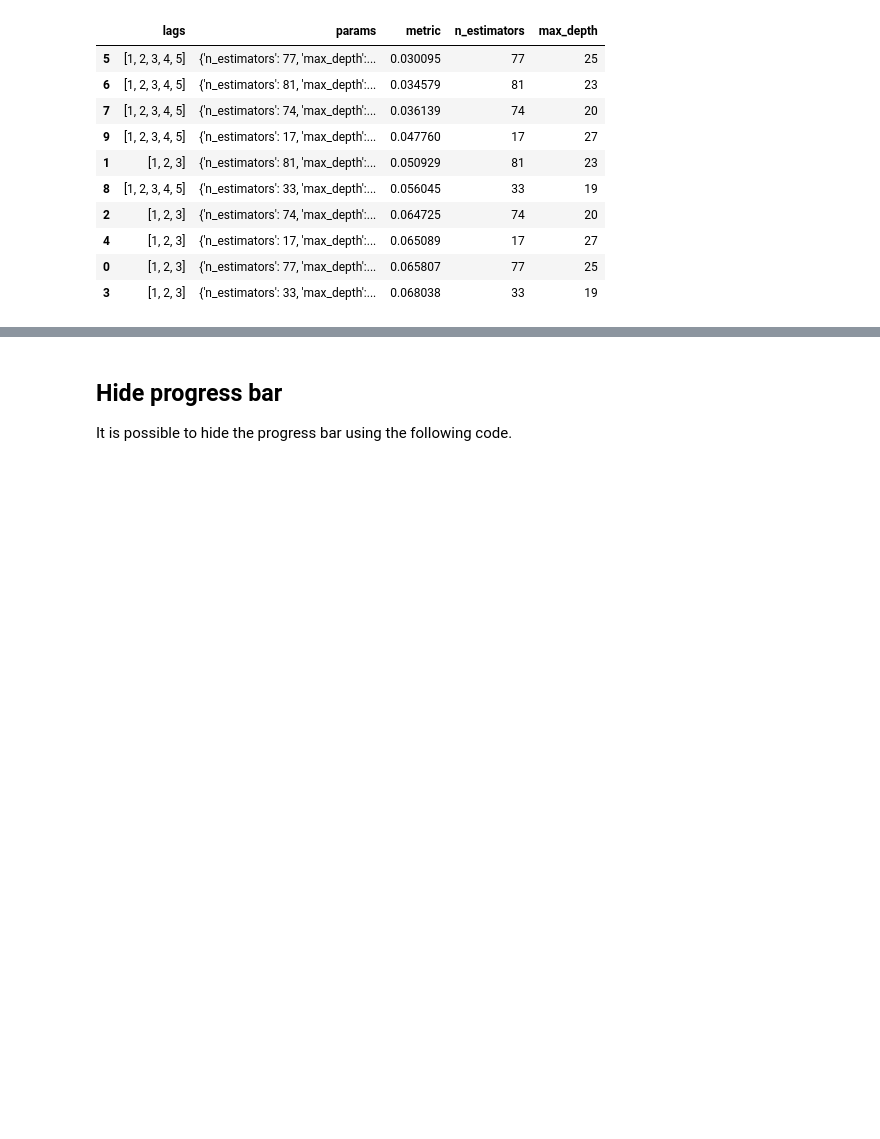
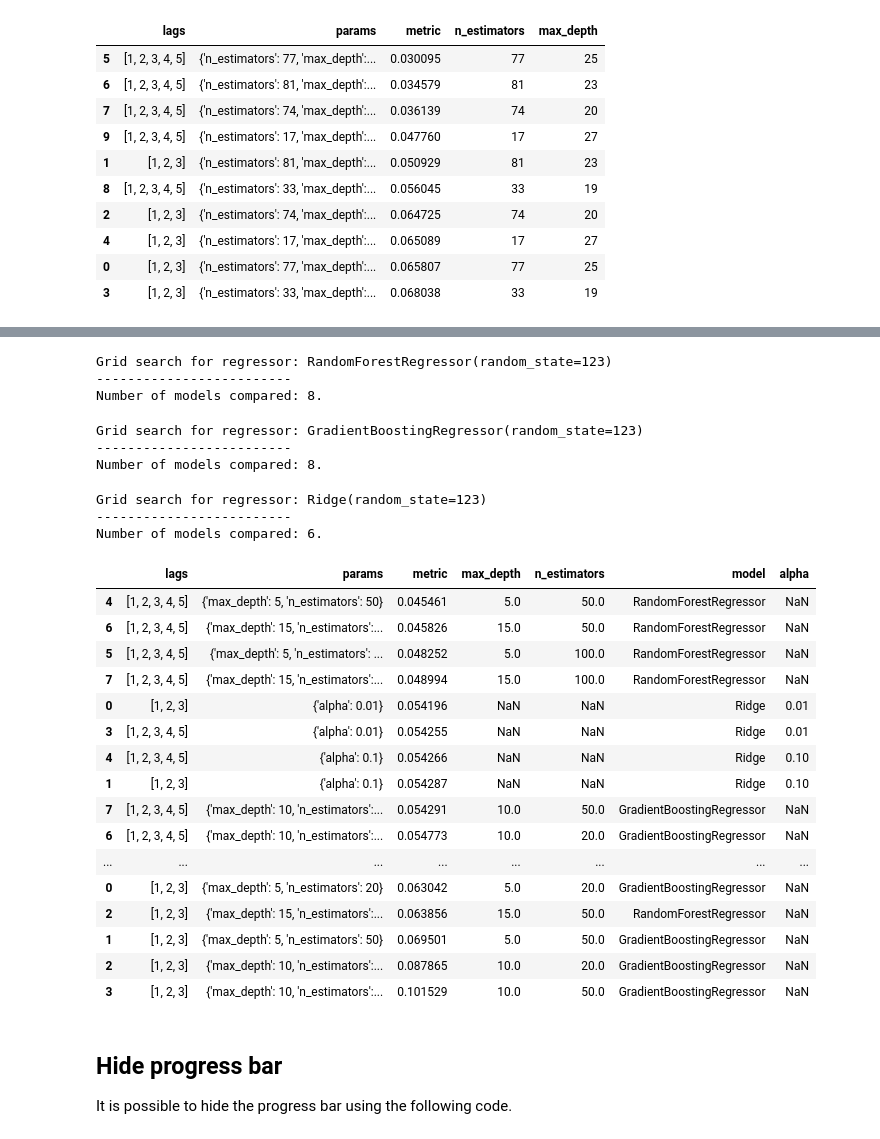
Before and after one commit to JoaquinAmatRodrigo/skforecast, a Jupyter notebook: docs/user_guides/hyperparameter-tuning-and-lags-selection.ipynb, the cells around one changed output, grey strips where cells are left out. Saved outputs shown, nothing was run; the diff lists cells and outputs as text; code cells hidden in the pictures; blank space fills up the shorter version.

Commit message:
added bayesian search

```diff
--- a/docs/user_guides/hyperparameter-tuning-and-lags-selection.ipynb
+++ b/docs/user_guides/hyperparameter-tuning-and-lags-selection.ipynb
@@ -279,3 +281,82 @@ ejemplo bayesian search!!!
+# %%
+# Models to compare
+from sklearn.ensemble import RandomForestRegressor
+from sklearn.ensemble import GradientBoostingRegressor
+from sklearn.linear_model import Ridge
+
+models = [RandomForestRegressor(random_state=123),
+          GradientBoostingRegressor(random_state=123),
+          Ridge(random_state=123)]
+
+# param_grid for each model
+param_grids = {'RandomForestRegressor': {'n_estimators': [50, 100], 'max_depth': [5, 15]},
+               'GradientBoostingRegressor': {'n_estimators': [20, 50], 'max_depth': [5, 10]},
+               'Ridge': {'alpha': [0.01, 0.1, 1]}}
+
+# Lags used as predictors
+lags_grid = [3, 5]
+
+
+df_results = pd.DataFrame()
+for i, model in enumerate(models):
+    print(f"Grid search for regressor: {model}")
+    print(f"-------------------------")
+
+    forecaster = ForecasterAutoreg(
+                    regressor = model,
+                    lags      = 3
+                 )
+
+    # Regressor hyperparameters
+    param_grid = param_grids[list(param_grids)[i]]
+
+    results_grid = grid_search_forecaster(
+                            forecaster  = forecaster,
+                            y           = data.loc[:end_val, 'y'],
+                            param_grid  = param_grid,
+                            lags_grid   = lags_grid,
+                            steps       = 3,
+                            refit       = True,
+                            metric      = 'mean_squared_error',
+                            initial_train_size = len(data.loc[:end_train]),
+                            fixed_train_size   = True,
+                            return_best = False,
+                            verbose     = False
+                   )
+
+    # Create a column with model name
+    results_grid['model'] = list(param_grids)[i]
+
+    df_results = pd.concat([df_results, results_grid])
+
+df_results.sort_values(by='metric')
+# %% [output]
+Grid search for regressor: RandomForestRegressor(random_state=123)
+-------------------------
+Number of models compared: 8.
+Grid search for regressor: GradientBoostingRegressor(random_state=123)
+-------------------------
+Number of models compared: 8.
+Grid search for regressor: Ridge(random_state=123)
+-------------------------
+Number of models compared: 6.
+|  | lags | params | metric | max_depth | n_estimators | model | alpha |
+| 4 | [1, 2, 3, 4, 5] | {'max_depth': 5, 'n_estimators': 50} | 0.045461 | 5.0 | 50.0 | RandomForestRegressor | NaN |
+| 6 | [1, 2, 3, 4, 5] | {'max_depth': 15, 'n_estimators':... | 0.045826 | 15.0 | 50.0 | RandomForestRegressor | NaN |
+| 5 | [1, 2, 3, 4, 5] | {'max_depth': 5, 'n_estimators': ... | 0.048252 | 5.0 | 100.0 | RandomForestRegressor | NaN |
+| 7 | [1, 2, 3, 4, 5] | {'max_depth': 15, 'n_estimators':... | 0.048994 | 15.0 | 100.0 | RandomForestRegressor | NaN |
+| 0 | [1, 2, 3] | {'alpha': 0.01} | 0.054196 | NaN | NaN | Ridge | 0.01 |
+| 3 | [1, 2, 3, 4, 5] | {'alpha': 0.01} | 0.054255 | NaN | NaN | Ridge | 0.01 |
+| 4 | [1, 2, 3, 4, 5] | {'alpha': 0.1} | 0.054266 | NaN | NaN | Ridge | 0.10 |
+| 1 | [1, 2, 3] | {'alpha': 0.1} | 0.054287 | NaN | NaN | Ridge | 0.10 |
+| 7 | [1, 2, 3, 4, 5] | {'max_depth': 10, 'n_estimators':... | 0.054291 | 10.0 | 50.0 | GradientBoostingRegressor | NaN |
+| 6 | [1, 2, 3, 4, 5] | {'max_depth': 10, 'n_estimators':... | 0.054773 | 10.0 | 20.0 | GradientBoostingRegressor | NaN |
+| ... | ... | ... | ... | ... | ... | ... | ... |
+| 0 | [1, 2, 3] | {'max_depth': 5, 'n_estimators': 20} | 0.063042 | 5.0 | 20.0 | GradientBoostingRegressor | NaN |
+| 2 | [1, 2, 3] | {'max_depth': 15, 'n_estimators':... | 0.063856 | 15.0 | 50.0 | RandomForestRegressor | NaN |
+| 1 | [1, 2, 3] | {'max_depth': 5, 'n_estimators': 50} | 0.069501 | 5.0 | 50.0 | GradientBoostingRegressor | NaN |
+| 2 | [1, 2, 3] | {'max_depth': 10, 'n_estimators':... | 0.087865 | 10.0 | 20.0 | GradientBoostingRegressor | NaN |
+| 3 | [1, 2, 3] | {'max_depth': 10, 'n_estimators':... | 0.101529 | 10.0 | 50.0 | GradientBoostingRegressor | NaN |
 # %% [markdown]
 ## Hide progress bar
 
```
Also changed, not shown: parts of 11 cells of this notebook.
